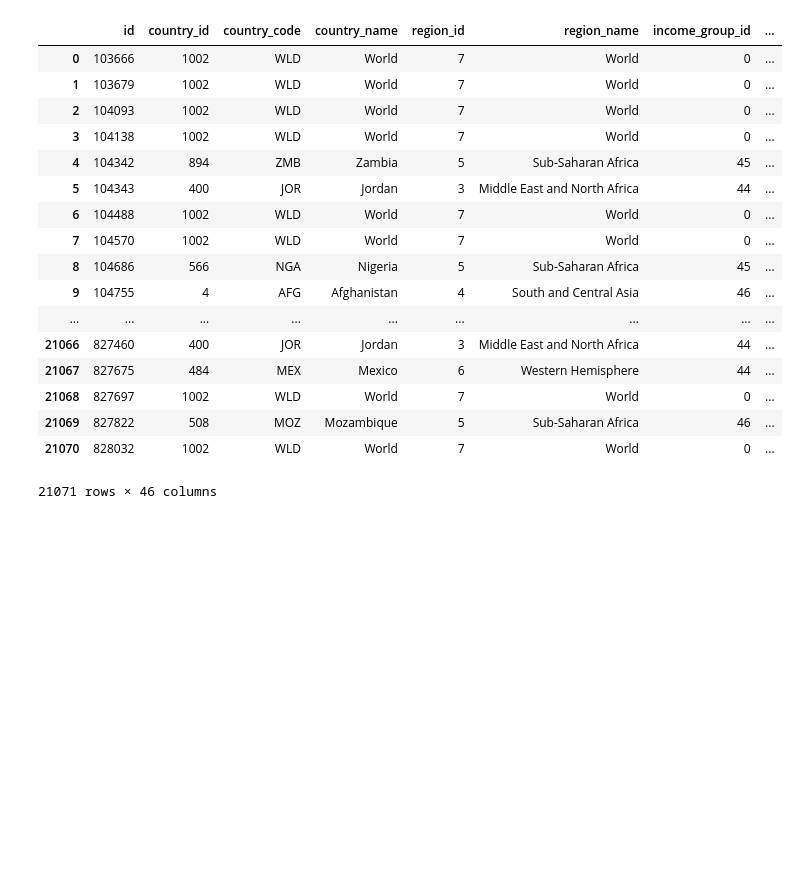
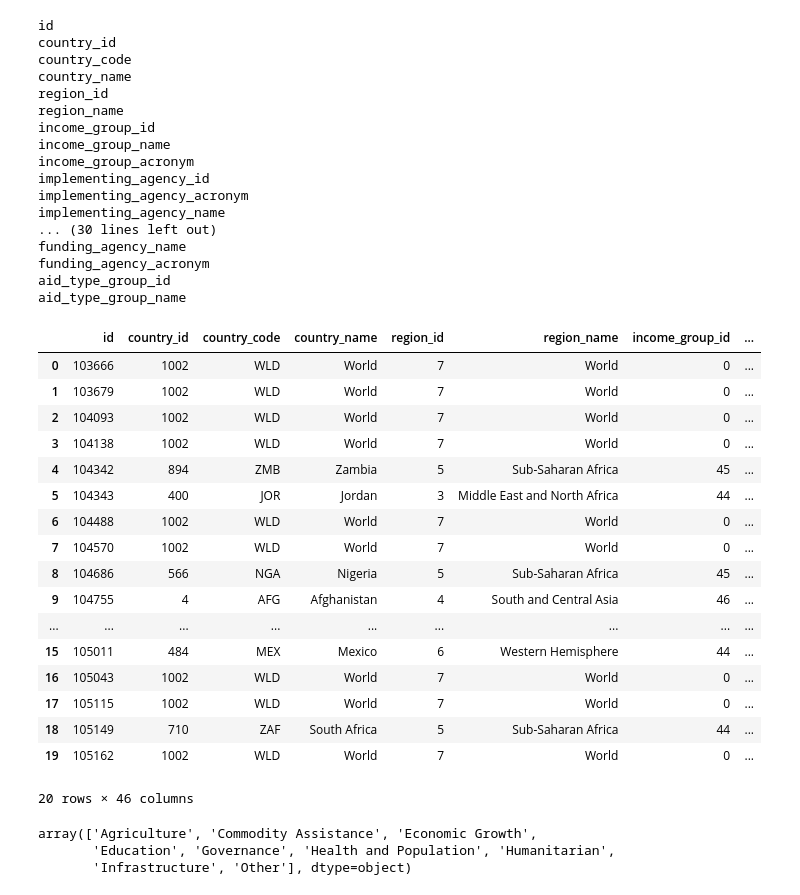
Before and after one commit to ds-proto/ds-proto.github.io, a Jupyter notebook: US_aid.ipynb, the cells around one changed output. Saved outputs shown, nothing was run; the diff lists cells and outputs as text; code cells hidden in the pictures; blank space fills up the shorter version.

```diff
--- a/US_aid.ipynb
+++ b/US_aid.ipynb
@@ -4,26 +4,57 @@ import matplotlib.pyplot as plt
 import numpy as np
 import scipy as sp
 import seaborn as sns
+%matplotlib inline
+sns.set_context("notebook")
 
 # 2014 expenditure the US spent on foreign aid.
 # Found here: https://explorer.usaid.gov/query
-pd.read_csv("data/us_aid.csv")
+aid = pd.read_csv("data/us_aid.csv")
+for attribute in aid:
+    print attribute
 # %% [output]
-|  | id | country_id | country_code | country_name | region_id | region_name | income_group_id | ... |
-| 0 | 103666 | 1002 | WLD | World | 7 | World | 0 | ... |
-| 1 | 103679 | 1002 | WLD | World | 7 | World | 0 | ... |
-| 2 | 104093 | 1002 | WLD | World | 7 | World | 0 | ... |
-| 3 | 104138 | 1002 | WLD | World | 7 | World | 0 | ... |
-| 4 | 104342 | 894 | ZMB | Zambia | 5 | Sub-Saharan Africa | 45 | ... |
-| 5 | 104343 | 400 | JOR | Jordan | 3 | Middle East and North Africa | 44 | ... |
-| 6 | 104488 | 1002 | WLD | World | 7 | World | 0 | ... |
-| 7 | 104570 | 1002 | WLD | World | 7 | World | 0 | ... |
-| 8 | 104686 | 566 | NGA | Nigeria | 5 | Sub-Saharan Africa | 45 | ... |
-| 9 | 104755 | 4 | AFG | Afghanistan | 4 | South and Central Asia | 46 | ... |
-| ... | ... | ... | ... | ... | ... | ... | ... | ... |
-| 21066 | 827460 | 400 | JOR | Jordan | 3 | Middle East and North Africa | 44 | ... |
-| 21067 | 827675 | 484 | MEX | Mexico | 6 | Western Hemisphere | 44 | ... |
-| 21068 | 827697 | 1002 | WLD | World | 7 | World | 0 | ... |
-| 21069 | 827822 | 508 | MOZ | Mozambique | 5 | Sub-Saharan Africa | 46 | ... |
-| 21070 | 828032 | 1002 | WLD | World | 7 | World | 0 | ... |
-21071 rows × 46 columns
+id
+country_id
+country_code
+country_name
+region_id
+region_name
+income_group_id
+income_group_name
+income_group_acronym
+implementing_agency_id
+implementing_agency_acronym
+implementing_agency_name
+... (30 lines left out)
+funding_agency_name
+funding_agency_acronym
+aid_type_group_id
+aid_type_group_name
+# %%
+aid.head(20)
+# %% [output]
+|  | id | country_id | country_code | country_name | region_id | region_name | income_group_id | ... |
+| 0 | 103666 | 1002 | WLD | World | 7 | World | 0 | ... |
+| 1 | 103679 | 1002 | WLD | World | 7 | World | 0 | ... |
+| 2 | 104093 | 1002 | WLD | World | 7 | World | 0 | ... |
+| 3 | 104138 | 1002 | WLD | World | 7 | World | 0 | ... |
+| 4 | 104342 | 894 | ZMB | Zambia | 5 | Sub-Saharan Africa | 45 | ... |
+| 5 | 104343 | 400 | JOR | Jordan | 3 | Middle East and North Africa | 44 | ... |
+| 6 | 104488 | 1002 | WLD | World | 7 | World | 0 | ... |
+| 7 | 104570 | 1002 | WLD | World | 7 | World | 0 | ... |
+| 8 | 104686 | 566 | NGA | Nigeria | 5 | Sub-Saharan Africa | 45 | ... |
+| 9 | 104755 | 4 | AFG | Afghanistan | 4 | South and Central Asia | 46 | ... |
+| ... | ... | ... | ... | ... | ... | ... | ... | ... |
+| 15 | 105011 | 484 | MEX | Mexico | 6 | Western Hemisphere | 44 | ... |
+| 16 | 105043 | 1002 | WLD | World | 7 | World | 0 | ... |
+| 17 | 105115 | 1002 | WLD | World | 7 | World | 0 | ... |
+| 18 | 105149 | 710 | ZAF | South Africa | 5 | Sub-Saharan Africa | 44 | ... |
+| 19 | 105162 | 1002 | WLD | World | 7 | World | 0 | ... |
+20 rows × 46 columns
+# %%
+# Let's look at the development assistance committee categories
+np.unique(aid['dac_category_name'])
+# %% [output]
+array(['Agriculture', 'Commodity Assistance', 'Economic Growth',
+       'Education', 'Governance', 'Health and Population', 'Humanitarian',
+       'Infrastructure', 'Other'], dtype=object)
```
Also changed, not shown: parts of 4 cells of this notebook.
